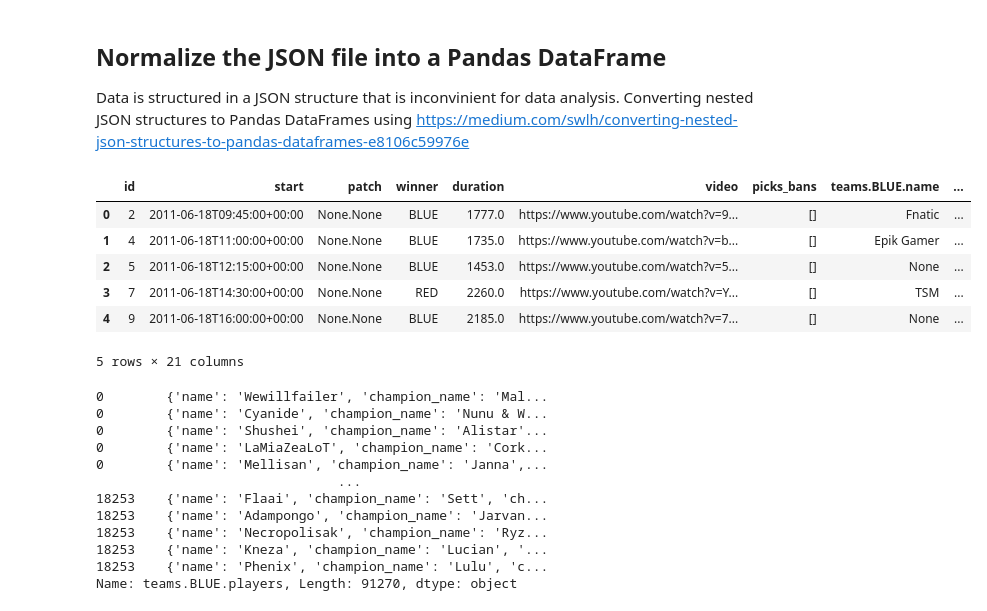
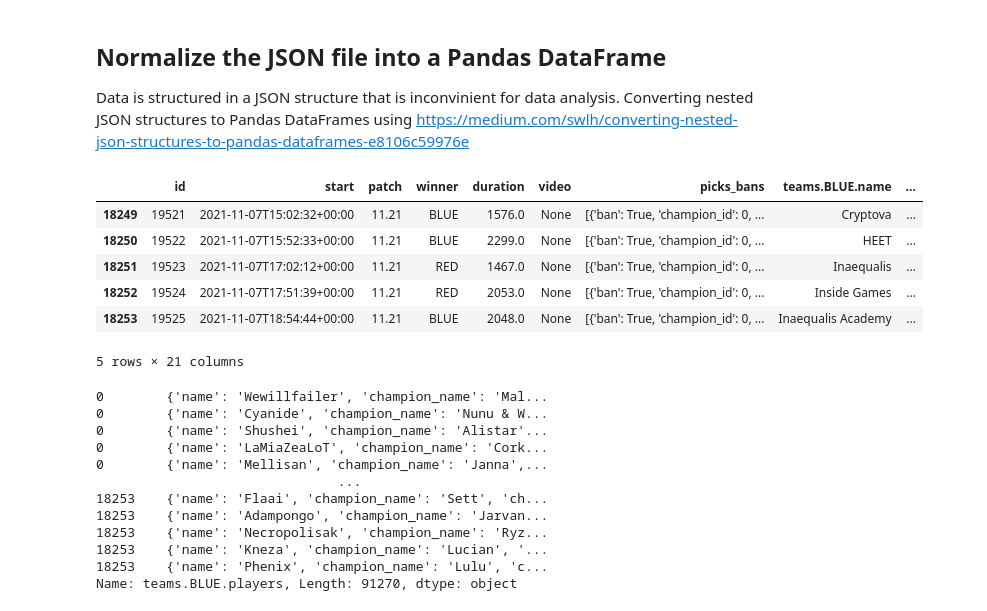
Before and after one commit to stephanyvargas/LoL_winner_predictor, a Jupyter notebook: notebooks/test_data_preprocessing_Stephany.ipynb, the cells around one changed output. Saved outputs shown, nothing was run; the diff lists cells and outputs as text; code cells hidden in the pictures.

```diff
--- a/notebooks/test_data_preprocessing_Stephany.ipynb
+++ b/notebooks/test_data_preprocessing_Stephany.ipynb
@@ -7,7 +7,7 @@ import json
 file = '../raw_data/games_dump.json'
 with open(file) as data_file:
     data = json.load(data_file)
-data = data[:]
+#data = data[:]
 len(data)
 # %% [output]
 18254
@@ -57,14 +57,14 @@ Data is structured in a JSON structure that is inconvinient for data analysis. C
 # %%
 #Normalize the teams input
 df_normalized_teams = pd.json_normalize(data)
-df_normalized_teams.head()
+df_normalized_teams.tail()
 # %% [output]
 |  | id | start | patch | winner | duration | video | picks_bans | teams.BLUE.name | ... |
-| 0 | 2 | 2011-06-18T09:45:00+00:00 | None.None | BLUE | 1777.0 | https://www.youtube.com/watch?v=9... | [] | Fnatic | ... |
-| 1 | 4 | 2011-06-18T11:00:00+00:00 | None.None | BLUE | 1735.0 | https://www.youtube.com/watch?v=b... | [] | Epik Gamer | ... |
-| 2 | 5 | 2011-06-18T12:15:00+00:00 | None.None | BLUE | 1453.0 | https://www.youtube.com/watch?v=5... | [] | None | ... |
-| 3 | 7 | 2011-06-18T14:30:00+00:00 | None.None | RED | 2260.0 | https://www.youtube.com/watch?v=Y... | [] | TSM | ... |
-| 4 | 9 | 2011-06-18T16:00:00+00:00 | None.None | BLUE | 2185.0 | https://www.youtube.com/watch?v=7... | [] | None | ... |
+| 18249 | 19521 | 2021-11-07T15:02:32+00:00 | 11.21 | BLUE | 1576.0 | None | [{'ban': True, 'champion_id': 0, ... | Cryptova | ... |
+| 18250 | 19522 | 2021-11-07T15:52:33+00:00 | 11.21 | BLUE | 2299.0 | None | [{'ban': True, 'champion_id': 0, ... | HEET | ... |
+| 18251 | 19523 | 2021-11-07T17:02:12+00:00 | 11.21 | RED | 1467.0 | None | [{'ban': True, 'champion_id': 0, ... | Inaequalis | ... |
+| 18252 | 19524 | 2021-11-07T17:51:39+00:00 | 11.21 | RED | 2053.0 | None | [{'ban': True, 'champion_id': 0, ... | Inside Games | ... |
+| 18253 | 19525 | 2021-11-07T18:54:44+00:00 | 11.21 | BLUE | 2048.0 | None | [{'ban': True, 'champion_id': 0, ... | Inaequalis Academy | ... |
 5 rows × 21 columns
 # %%
 df_normalized_teams.drop('video', axis=1, inplace = True)
```
Also changed, not shown: parts of 1 cell of this notebook.
